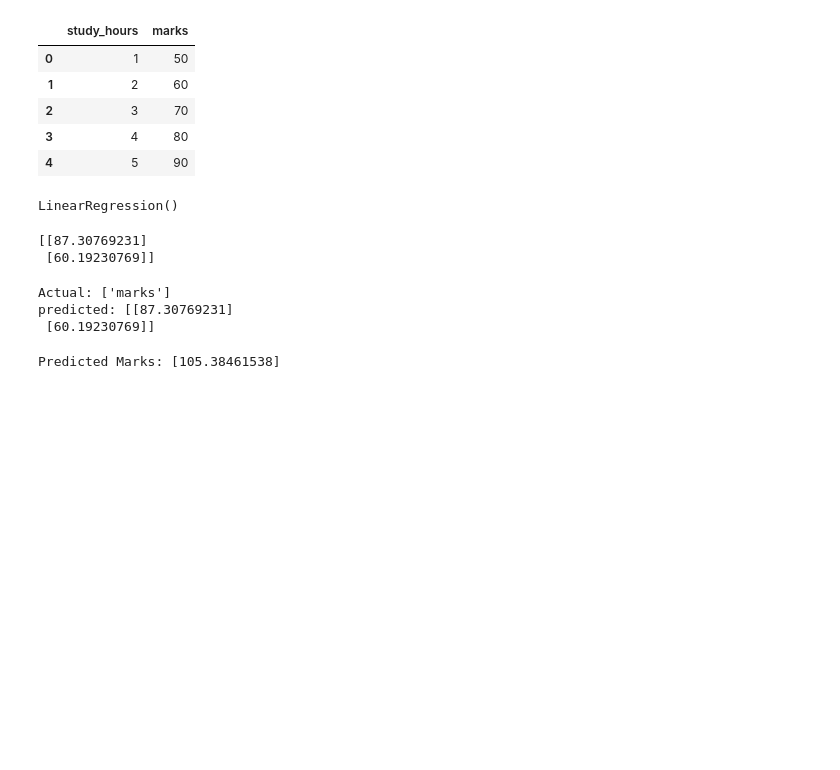
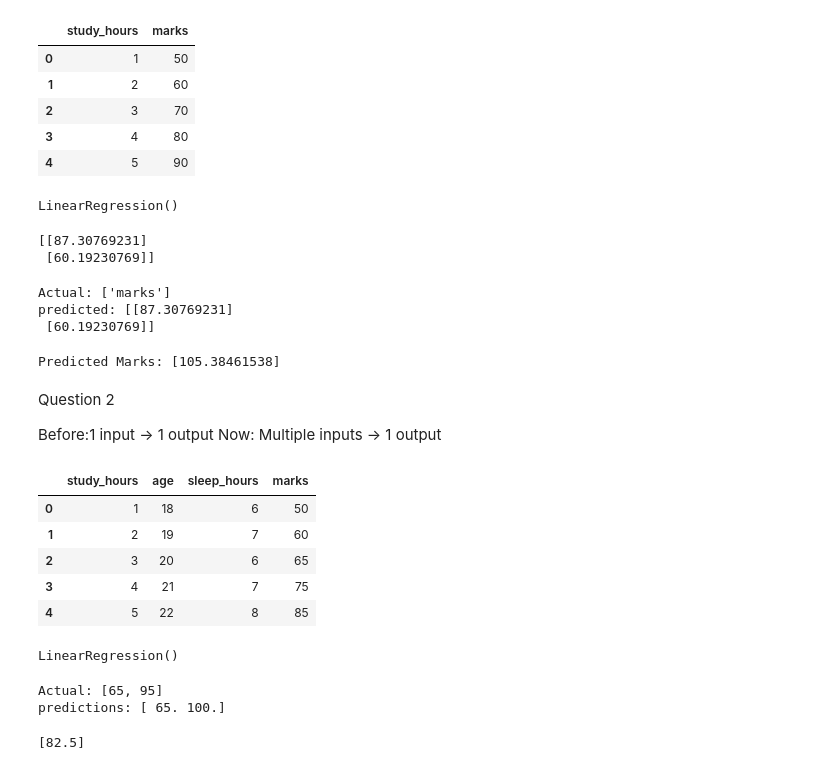
Before and after one commit to sumudusan/python_basics, a Jupyter notebook: python_basic.ipynb, the cells around one changed output. Saved outputs shown, nothing was run; the diff lists cells and outputs as text; code cells hidden in the pictures; blank space fills up the shorter version.

Commit message:
Done question👍

```diff
--- a/python_basic.ipynb
+++ b/python_basic.ipynb
@@ -703,3 +703,22 @@ predicted_marks = model.predict(new_data)
 print("Predicted Marks:", predicted_marks[0])
 # %% [output]
 Predicted Marks: [105.38461538]
+# %% [markdown]
+Question 2
+
+Before:1 input → 1 output
+Now: Multiple inputs → 1 output
+# %%
+import pandas as pd
+from sklearn.model_selection import train_test_split
+from sklearn.linear_model import LinearRegression
+
+df = pd.read_csv('Book5.csv')
+df.head()
+# %% [output]
+|  | study_hours | age | sleep_hours | marks |
+| 0 | 1 | 18 | 6 | 50 |
+| 1 | 2 | 19 | 7 | 60 |
+| 2 | 3 | 20 | 6 | 65 |
+| 3 | 4 | 21 | 7 | 75 |
+| 4 | 5 | 22 | 8 | 85 |
@@ -705,0 +730,17 @@ Predicted Marks: [105.38461538]
+# %%
+model = LinearRegression()
+model.fit(x_train, y_train)
+# %% [output]
+LinearRegression()
+# %%
+predictions = model.predict(x_test)
+print('Actual:', list(y_test))
+print('predictions:',predictions)
+# %% [output]
+Actual: [65, 95]
+predictions: [ 65. 100.]
+# %%
+new_data = [[5,22,7]]
+print(model.predict(new_data))
+# %% [output]
+[82.5]
```
Also changed, not shown: parts of 3 cells of this notebook.
